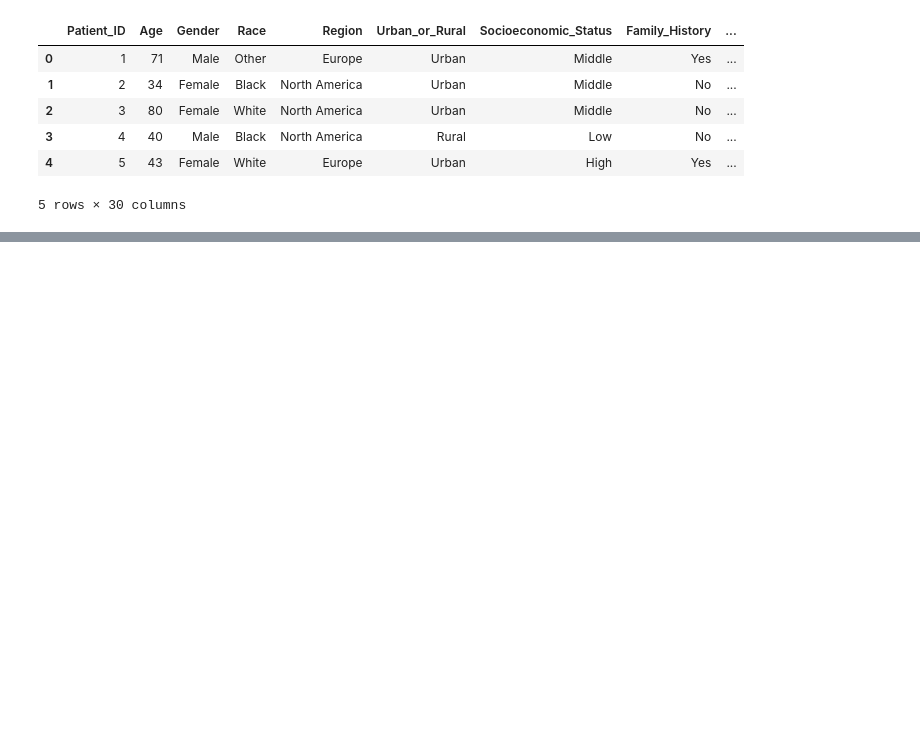
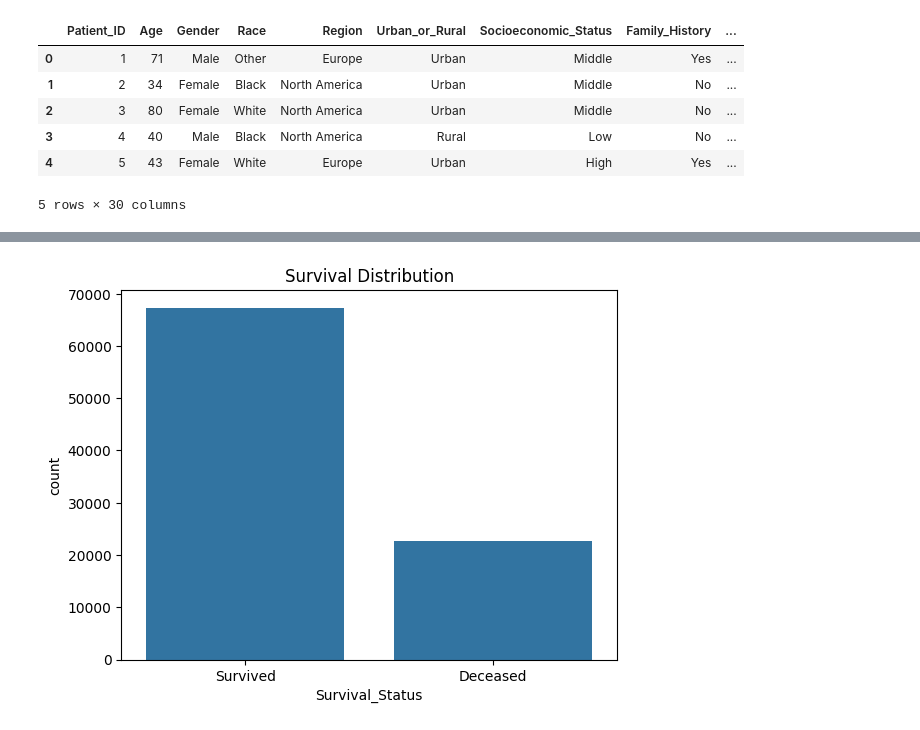
Before and after one commit to garonchu/colorectal_cancer, a Jupyter notebook: notebook/EDA.ipynb, the cells around one changed output, grey strips where cells are left out. Drawn from its saved outputs; the diff is of its cells as text; code cells hidden in the pictures; blank space fills up the shorter version.

```diff
--- a/notebook/EDA.ipynb
+++ b/notebook/EDA.ipynb
@@ -20,0 +92,6 @@ df.head()
+# %%
+sns.countplot(data=df, x='Survival_Status')
+plt.title("Survival Distribution")
+plt.show()
+# %% [output]
+[figure, added]
```
Also changed, not shown: parts of 11 cells of this notebook, 1 other file.
